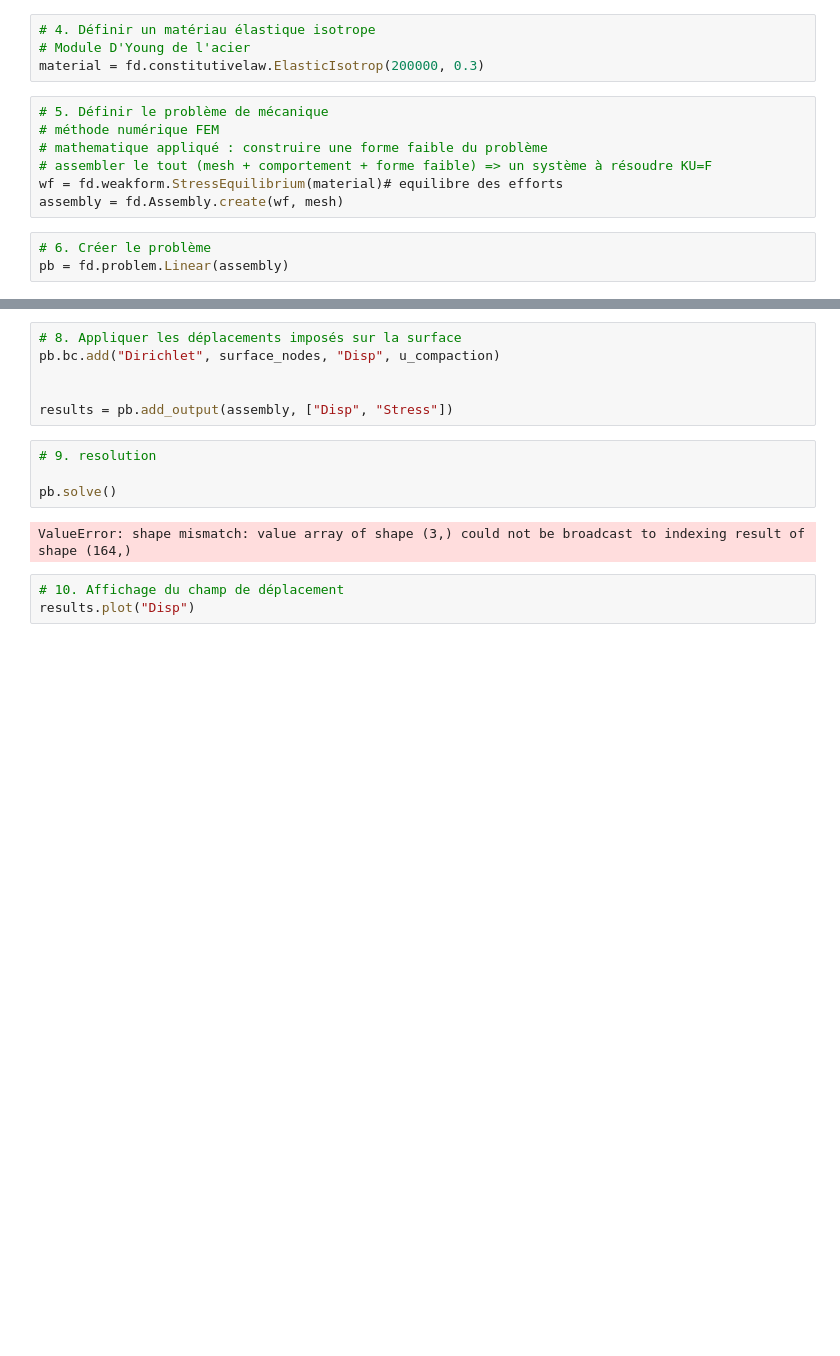
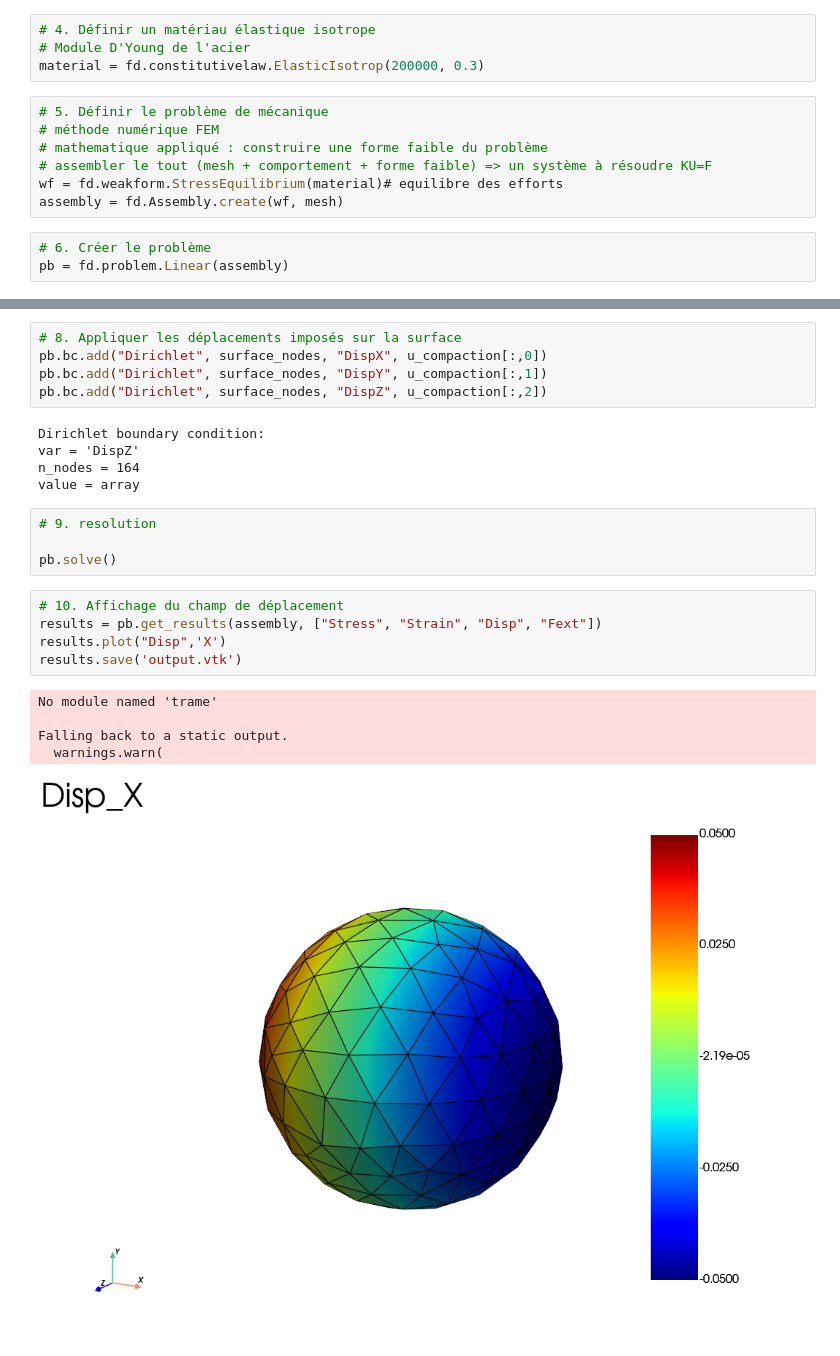
Before and after one commit to Oriane-O/Fedoo-Simulation-exemples, a Jupyter notebook: Fedoo_3Dsphere.ipynb, the cells around one changed output, grey strips where cells are left out. Saved outputs shown, nothing was run; the diff lists cells and outputs as text; blank space fills up the shorter version.

```diff
--- a/Fedoo_3Dsphere.ipynb
+++ b/Fedoo_3Dsphere.ipynb
@@ -58,15 +110,25 @@ First few entries of u_compaction:
 # %%
 # 8. Appliquer les déplacements imposés sur la surface
-pb.bc.add("Dirichlet", surface_nodes, "Disp", u_compaction)
-
-
-results = pb.add_output(assembly, ["Disp", "Stress"])
+pb.bc.add("Dirichlet", surface_nodes, "DispX", u_compaction[:,0])
+pb.bc.add("Dirichlet", surface_nodes, "DispY", u_compaction[:,1])
+pb.bc.add("Dirichlet", surface_nodes, "DispZ", u_compaction[:,2])
+# %% [output]
+Dirichlet boundary condition:
+var = 'DispZ'
+n_nodes = 164
+value = array
 # %%
 # 9. resolution
 
 pb.solve()
-# %% [output]
-ValueError: shape mismatch: value array of shape (3,) could not be broadcast to indexing result of shape (164,)
 # %%
 # 10. Affichage du champ de déplacement
-results.plot("Disp")
+results = pb.get_results(assembly, ["Stress", "Strain", "Disp", "Fext"])
+results.plot("Disp",'X')
+results.save('output.vtk')
+# %% [output]
+No module named 'trame'
+
+Falling back to a static output.
+  warnings.warn(
+[figure, added]
```
Also changed, not shown: parts of 4 cells of this notebook, 1 other file.
